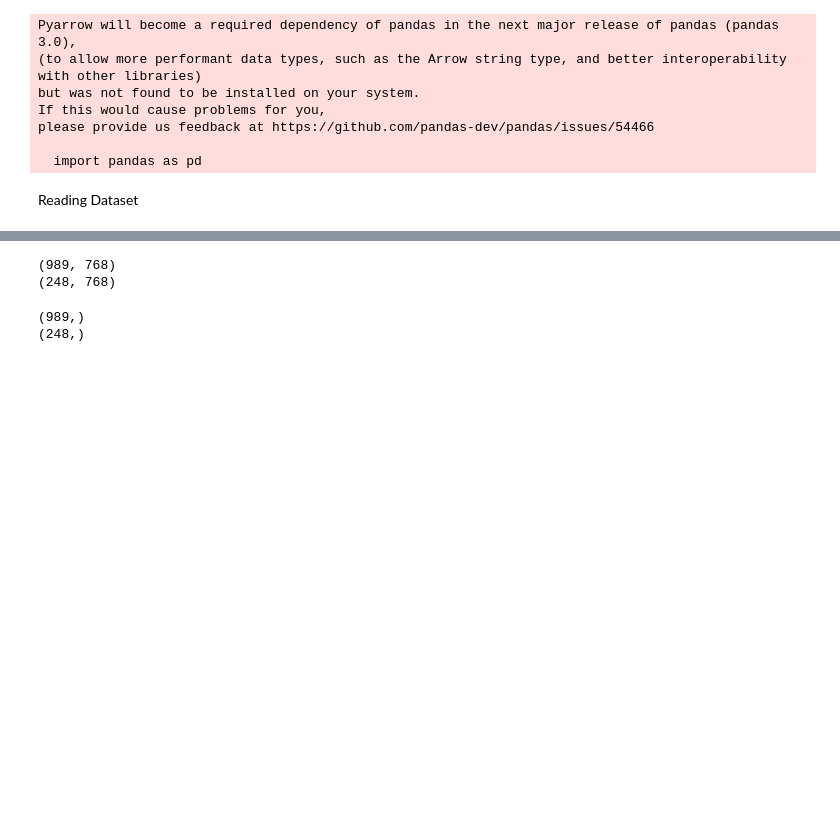
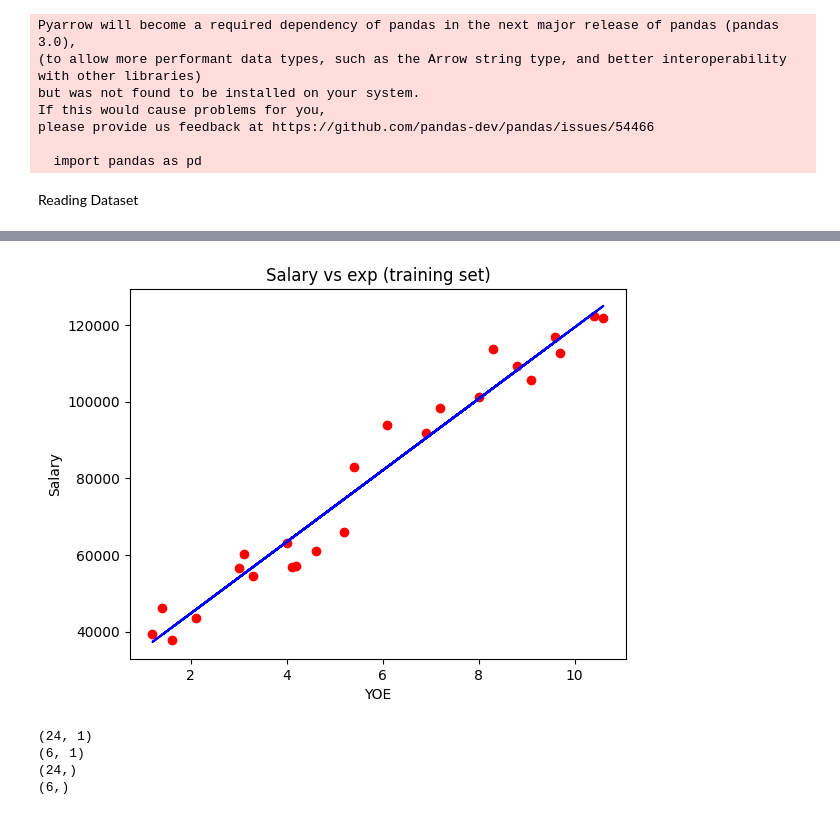
Before and after one commit to Roshni19sharma99/ML, a Jupyter notebook: SimpleLinearRegression.ipynb, the cells around one changed output, grey strips where cells are left out. Saved outputs shown, nothing was run; the diff lists cells and outputs as text; code cells hidden in the pictures; blank space fills up the shorter version.

Commit message:
Simple Linear regression

```diff
--- a/SimpleLinearRegression.ipynb
+++ b/SimpleLinearRegression.ipynb
@@ -92,4 +57,4 @@ from sklearn.metrics import f1_score, accuracy_score
 # %%
 data_loader = DataLoader()
-data_loader.load_dataset()
-#data_loader.preprocess_data()
+data_loader.load_dataset(path="Data/Salary_dataset.csv")
+data_loader.Null_value_handling()
@@ -133,0 +96,4 @@ X_train,X_test,y_train,y_test = data_loader.get_data_split()
+# %%
+regressor = LinearRegression()
+regressor.fit(X_train,y_train)
+regressor.predict(X_test)
@@ -134,12 +113,19 @@ X_train,X_test,y_train,y_test = data_loader.get_data_split()
+# %%
+plt.scatter(X_train,y_train,color = 'red')
+plt.plot(X_train,regressor.predict(X_train), color = 'blue')
+plt.title('Salary vs exp (training set)')
+plt.xlabel('YOE')
+plt.ylabel('Salary')
+plt.show()
+# %% [output]
+[figure, added]
 # %%
 print(X_train.shape)
 print(X_test.shape)
+print(y_train.shape)
+print(y_test.shape)
 # %% [output]
-(989, 768)
-(248, 768)
+(24, 1)
+(6, 1)
+(24,)
+(6,)
-# %%
-print(y_train.shape)
-print(y_test.shape)
-# %% [output]
-(989,)
-(248,)
```
Also changed, not shown: parts of 18 cells of this notebook, 1 other file.
